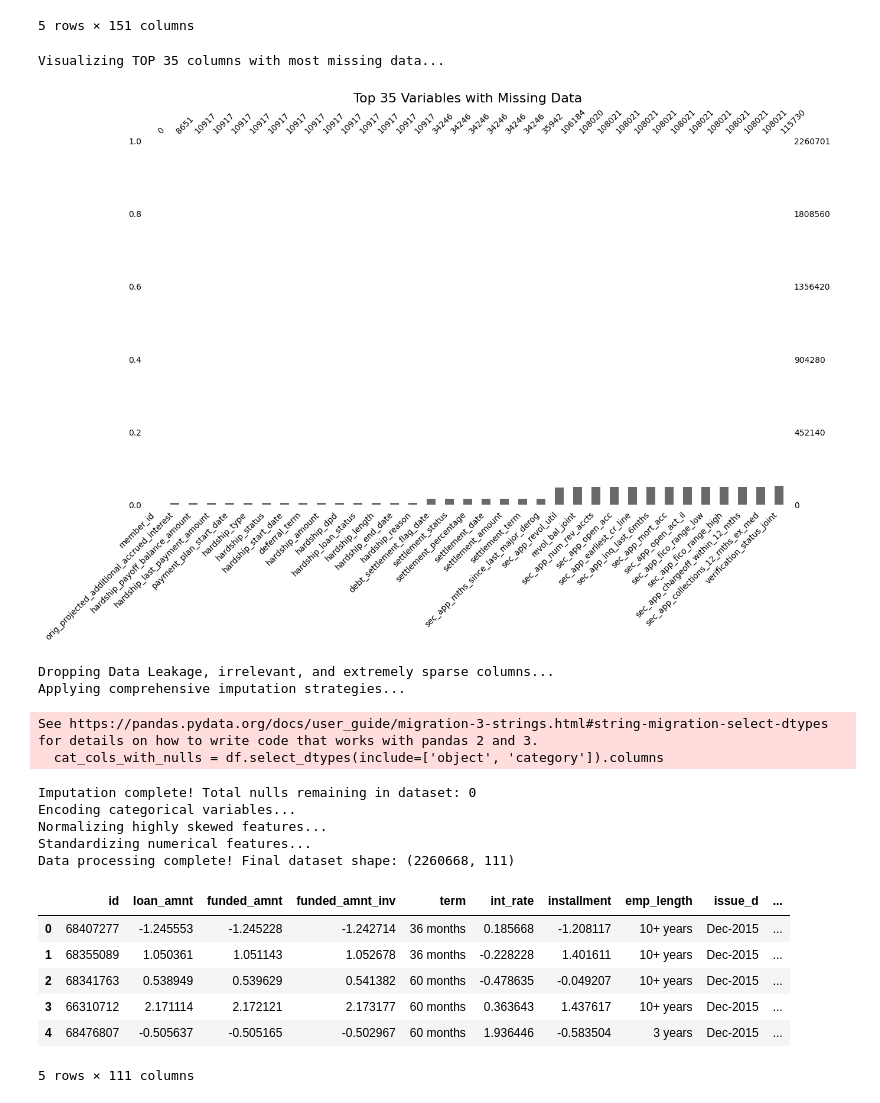
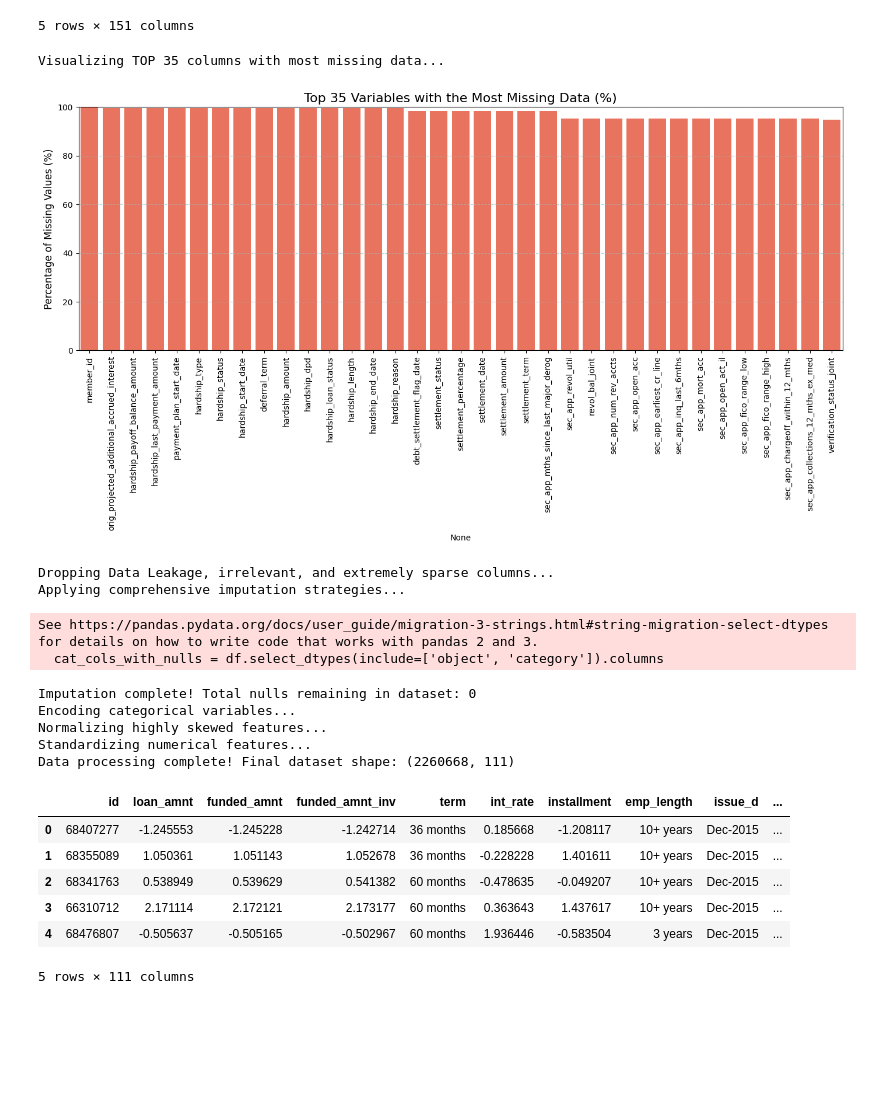
Before and after one commit to EnetzUni/BankLoanPredictionAlgorithm, a Jupyter notebook: notebooks/pre_temp_carlos.ipynb, the cells around one changed output. Saved outputs shown, nothing was run; the diff lists cells and outputs as text; code cells hidden in the pictures; blank space fills up the shorter version.

```diff
--- a/notebooks/pre_temp_carlos.ipynb
+++ b/notebooks/pre_temp_carlos.ipynb
@@ -19,18 +19,32 @@ df.head()
 5 rows × 151 columns
 # %%
 # =====================================================================
-# STEP 0: VISUALIZE MISSING DATA (TOP 35)
+# STEP 0: VISUALIZE INITIAL MISSING DATA
 # =====================================================================
 print("Visualizing TOP 35 columns with most missing data...")
+
+# 1. Calculate the percentage of missing values per column
 missing_percent = (df.isnull().sum() / len(df)) * 100
+
+# 2. Filter only those with missing values (> 0%) and sort descending
 missing_cols = missing_percent[missing_percent > 0].sort_values(ascending=False)
-top_missing_cols = missing_cols.head(35).index
 
+# 3. Take only the top 35 columns (keep it as a Pandas Series to have index and values)
+top_missing_cols = missing_cols.head(35)
+
+# 4. Plot using Seaborn (Larger bar = more missing data)
 plt.figure(figsize=(14, 8))
-msno.bar(df[top_missing_cols], figsize=(14, 8), fontsize=10)
-plt.title("Top 35 Variables with Missing Data", fontsize=16)
+sns.barplot(x=top_missing_cols.index, y=top_missing_cols.values, color="tomato")
+
+# Visual adjustments for readability
+plt.title("Top 35 Variables with the Most Missing Data (%)", fontsize=16)
+plt.ylabel("Percentage of Missing Values (%)", fontsize=12)
+plt.xticks(rotation=90, fontsize=10) # Rotate labels so they don't overlap
+plt.ylim(0, 100) # Set Y-axis from 0 to 100%
+plt.grid(axis='y', linestyle='--', alpha=0.7) # Add subtle horizontal grid lines
+
+plt.tight_layout()
 plt.show()
-
 # =====================================================================
 # STEP 1: DROP DATA LEAKAGE, IRRELEVANT & HIGH-NULL COLUMNS
 # =====================================================================
@@ -140,34 +154,34 @@ if 'grade' in df.columns:
 nominal_columns = ['home_ownership', 'verification_status', 'purpose', 'application_type']
 nominal_columns_exist = [col for col in nominal_columns if col in df.columns]
 df = pd.get_dummies(df, columns=nominal_columns_exist, drop_first=True)
 
 # =====================================================================
 # STEP 4: NORMALIZING SKEWED DATA
 # =====================================================================
 print("Normalizing highly skewed features...")
 # Using log1p to handle right-skewed income data safely (handles zeros)
 if 'annual_inc' in df.columns:
     df['annual_inc_log'] = np.log1p(df['annual_inc'])
     df = df.drop(columns=['annual_inc'])
 
 # =====================================================================
 # STEP 5: STANDARDIZING NUMERICAL DATA
 # =====================================================================
 print("Standardizing numerical features...")
 
 # Select only numerical columns (int64, float64), ignoring booleans from get_dummies
 numerical_cols = df.select_dtypes(include=['int64', 'float64']).columns
 # Ensure we don't scale the target variable if it's already numeric
 numerical_cols = [col for col in numerical_cols if col != 'loan_status']
 
 scaler = StandardScaler()
 df[numerical_cols] = scaler.fit_transform(df[numerical_cols])
 
 print("Data processing complete! Final dataset shape:", df.shape)
 display(df.head())
 # %% [output]
 Visualizing TOP 35 columns with most missing data...
-[figure, old version]
+[figure, new version]
 Dropping Data Leakage, irrelevant, and extremely sparse columns...
 Applying comprehensive imputation strategies...
 See https://pandas.pydata.org/docs/user_guide/migration-3-strings.html#string-migration-select-dtypes for details on how to write code that works with pandas 2 and 3.
```
